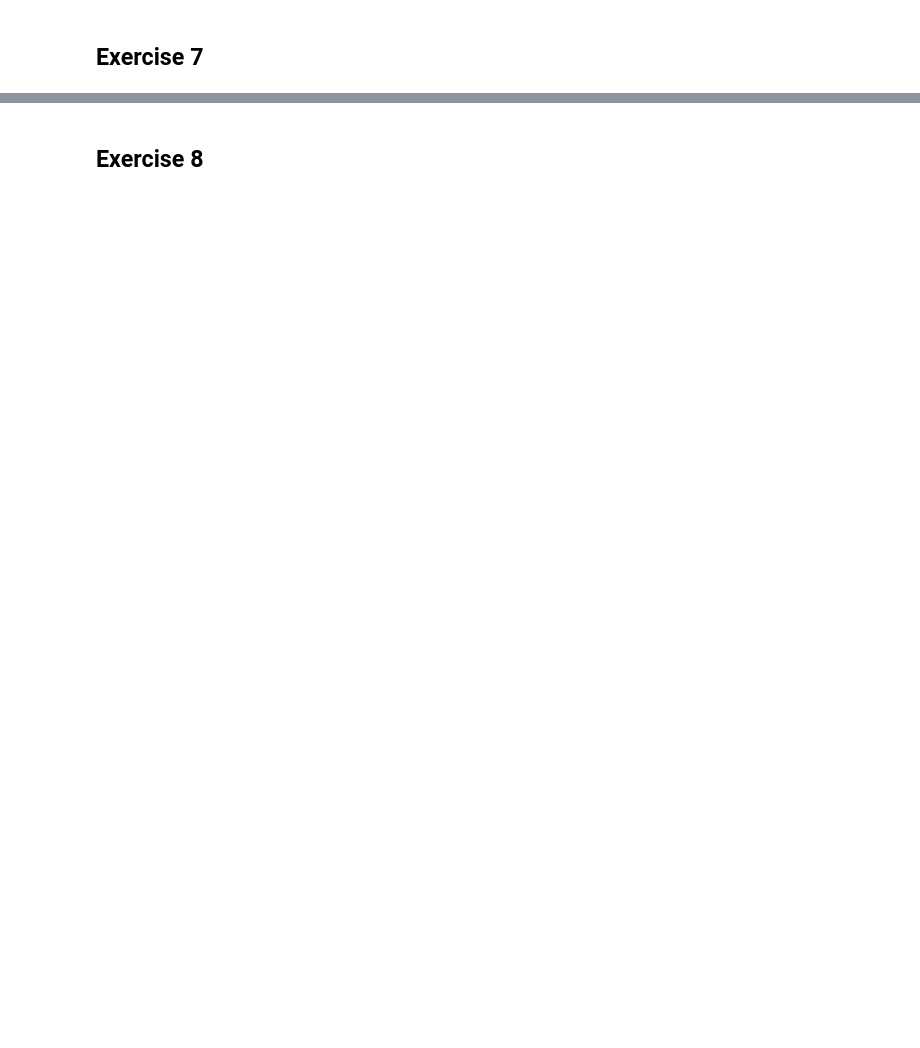
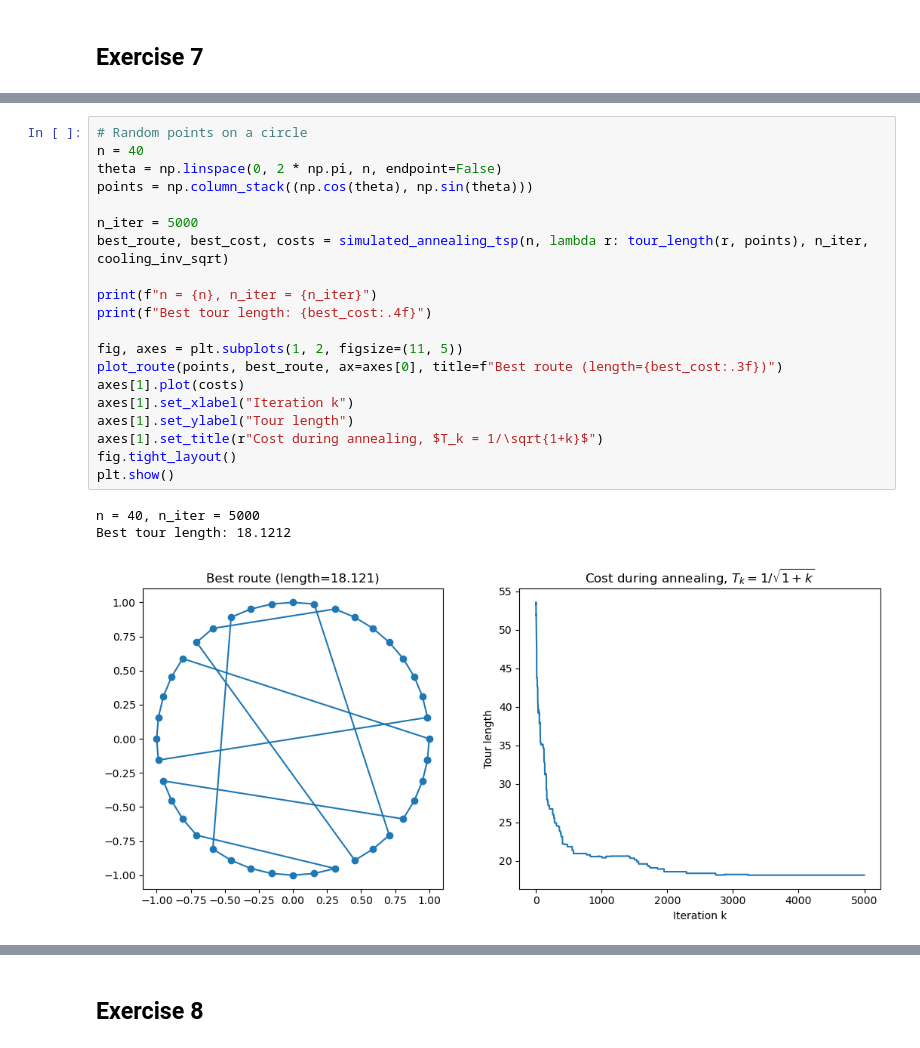
Before and after one commit to kris907j/Stochastic_sim, a Jupyter notebook: Exercises/all_exercises.ipynb, the cells around one changed output, grey strips where cells are left out. Drawn from its saved outputs; the diff is of its cells as text; blank space fills up the shorter version.

```diff
--- a/Exercises/all_exercises.ipynb
+++ b/Exercises/all_exercises.ipynb
@@ -2377,0 +2804,24 @@ plt.show()
+# %%
+# Random points on a circle
+n = 40
+theta = np.linspace(0, 2 * np.pi, n, endpoint=False)
+points = np.column_stack((np.cos(theta), np.sin(theta)))
+
+n_iter = 5000
+best_route, best_cost, costs = simulated_annealing_tsp(n, lambda r: tour_length(r, points), n_iter, cooling_inv_sqrt)
+
+print(f"n = {n}, n_iter = {n_iter}")
+print(f"Best tour length: {best_cost:.4f}")
+
+fig, axes = plt.subplots(1, 2, figsize=(11, 5))
+plot_route(points, best_route, ax=axes[0], title=f"Best route (length={best_cost:.3f})")
+axes[1].plot(costs)
+axes[1].set_xlabel("Iteration k")
+axes[1].set_ylabel("Tour length")
+axes[1].set_title(r"Cost during annealing, $T_k = 1/\sqrt{1+k}$")
+fig.tight_layout()
+plt.show()
+# %% [output]
+n = 40, n_iter = 5000
+Best tour length: 18.1212
+[figure, added]
```
Also changed, not shown: parts of 64 cells of this notebook.
